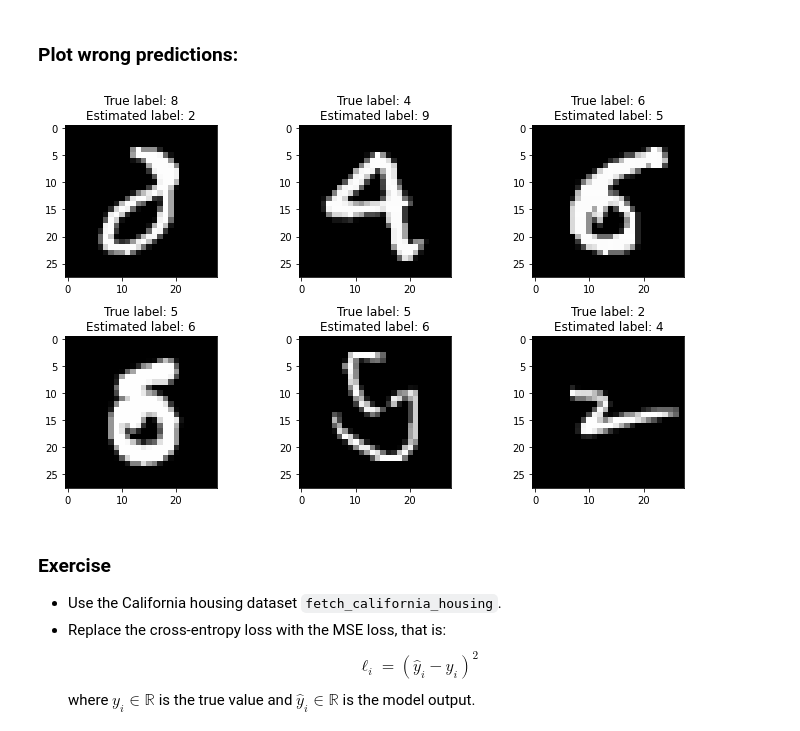
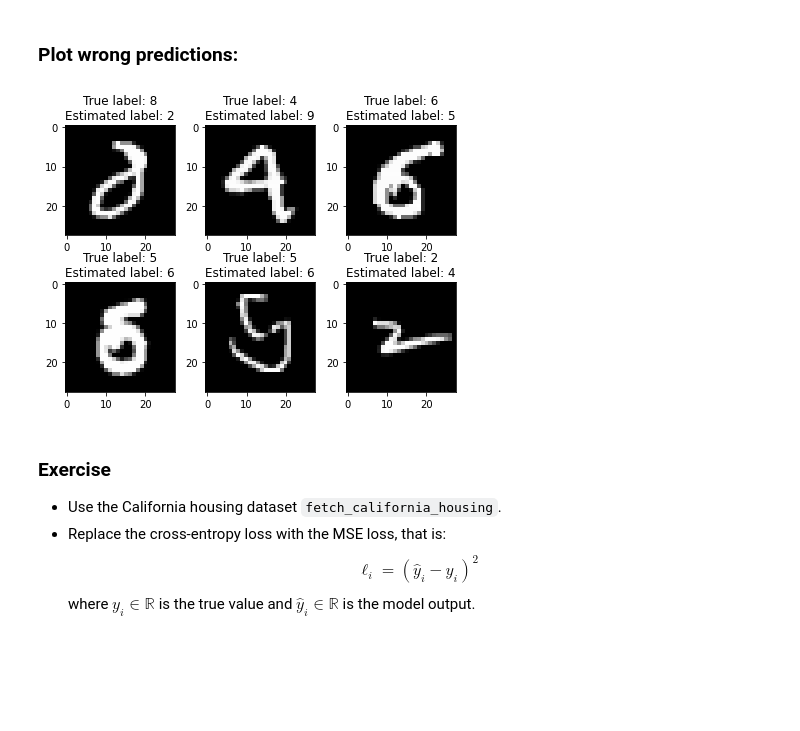
Before and after one commit to FixelAlgorithmsTeam/FixelCourses, a Jupyter notebook: DeepLearningMethods/02_Backpropagation/MainBackpropagation.ipynb, the cells around one changed output. Saved outputs shown, nothing was run; the diff lists cells and outputs as text; code cells hidden in the pictures; blank space fills up the shorter version.

```diff
--- a/DeepLearningMethods/02_Backpropagation/MainBackpropagation.ipynb
+++ b/DeepLearningMethods/02_Backpropagation/MainBackpropagation.ipynb
@@ -27,7 +27,7 @@ mX.shape, vY.shape
 # %%
 #-- Plot a few examples:
 N, d   = mX.shape
-fig, _ = plt.subplots(2, 3, figsize=(10, 6))
+fig, _ = plt.subplots(2, 3, figsize=(6, 4.5))
 for ax in fig.axes:
     idx = np.random.randint(0, N)
     ax.imshow   (np.reshape(mX[idx,:], (28, 28)), cmap='gray')
@@ -309,22 +309,22 @@ plt.show()
 # %%
 %matplotlib inline
 
 #-- Apply model to data:
 mHatTestY = oModel.Forward(mTestX.T)
 vHatTestY = np.argmax(mHatTestY, axis=0)
 vWrongIdx = np.nonzero(vTestY != vHatTestY)[0]
 
 #-- Plot a few mistakes:
-fig, _ = plt.subplots(2, 3, figsize=(10, 6))
+fig, _ = plt.subplots(2, 3, figsize=(6, 4.5))
 for ax in fig.axes:
     idx = vWrongIdx[np.random.randint(len(vWrongIdx))]
     ax.imshow   (np.reshape(mTestX[idx,:], (28, 28)), cmap='gray')
     ax.set_title(f'True label: {vTestY[idx]}\nEstimated label: {vHatTestY[idx]}')
 
 plt.tight_layout()
-plt.show()
+plt.show        ()
 # %% [output]
-[figure, old version]
+[figure, new version]
 # %% [markdown]
 ### Exercise
 * Use the California housing dataset `fetch_california_housing`.
```
Also changed, not shown: parts of 8 cells of this notebook, 3 other files.
